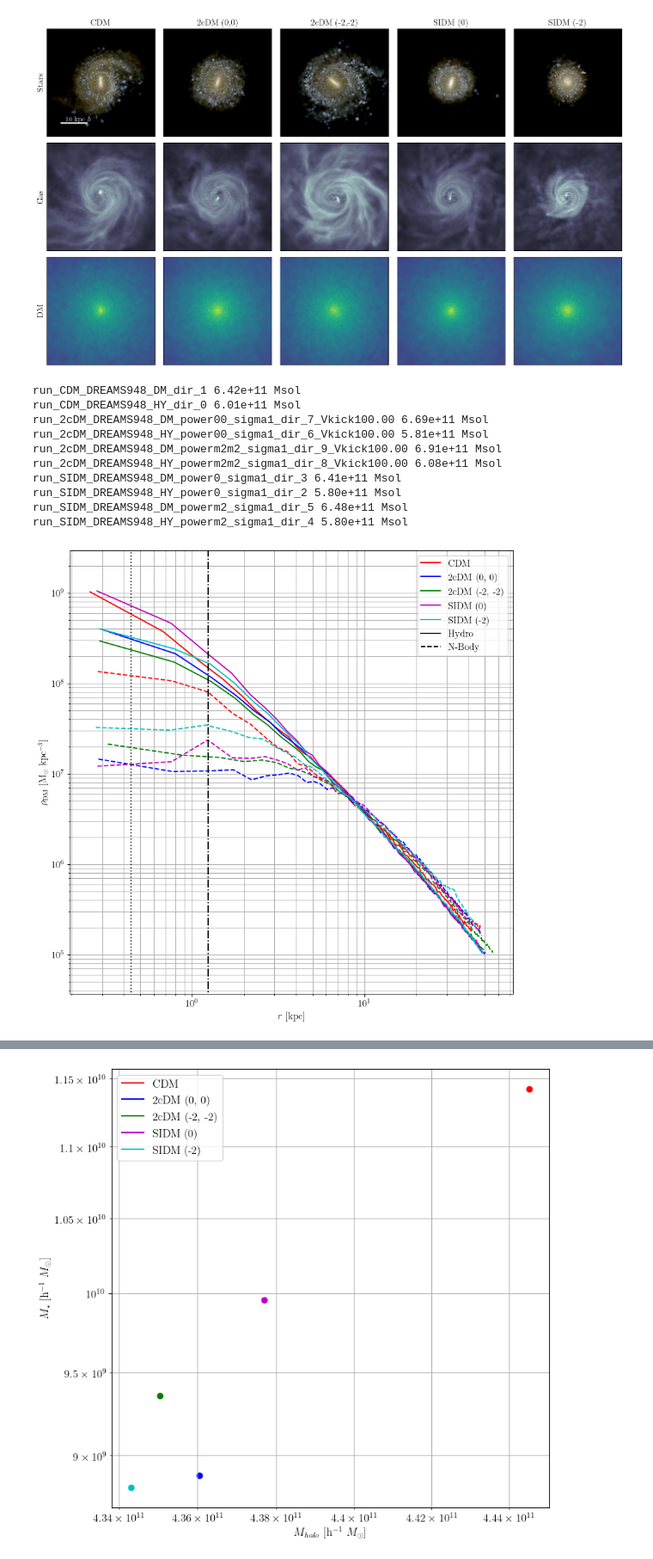
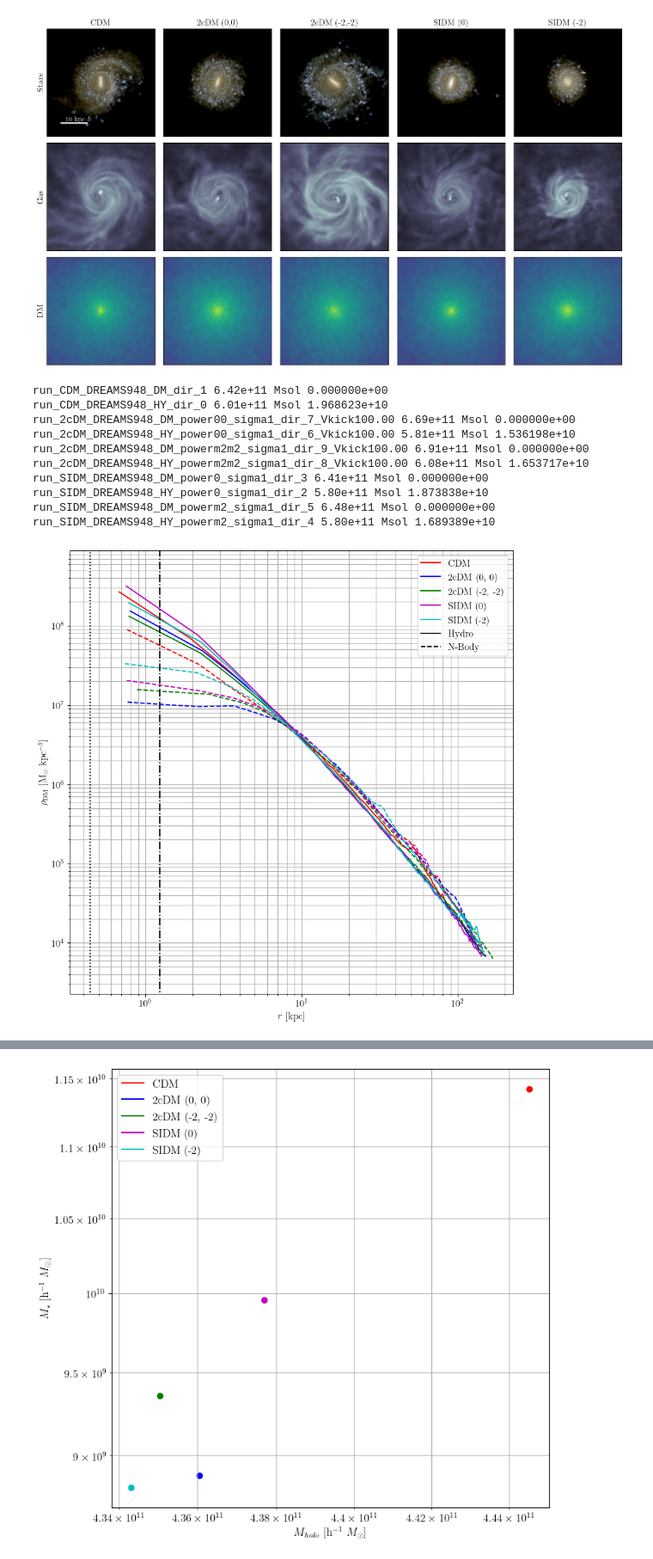
Before and after one commit to rtlow/2cDM_paperII, a Jupyter notebook: jupyter/subhalo_particle_analysis.ipynb, the cells around one changed output, grey strips where cells are left out. Shown at 86% size. Drawn from its saved outputs; the diff is of its cells as text; code cells hidden in the pictures.

```diff
--- a/jupyter/subhalo_particle_analysis.ipynb
+++ b/jupyter/subhalo_particle_analysis.ipynb
@@ -201,18 +201,18 @@ for run_n in runs:
     h = f.halos(subhalos=True)
 
     f.physical_units()
-    print(run_n, h[0].properties['SubhaloMass'])
+    print(run_n, h[0].properties['SubhaloMass'], f'{h[0].properties['SubhaloMassType'][4]:e}')
 # %% [output]
-run_CDM_DREAMS948_DM_dir_1 6.42e+11 Msol
-run_CDM_DREAMS948_HY_dir_0 6.01e+11 Msol
-run_2cDM_DREAMS948_DM_power00_sigma1_dir_7_Vkick100.00 6.69e+11 Msol
-run_2cDM_DREAMS948_HY_power00_sigma1_dir_6_Vkick100.00 5.81e+11 Msol
-run_2cDM_DREAMS948_DM_powerm2m2_sigma1_dir_9_Vkick100.00 6.91e+11 Msol
-run_2cDM_DREAMS948_HY_powerm2m2_sigma1_dir_8_Vkick100.00 6.08e+11 Msol
-run_SIDM_DREAMS948_DM_power0_sigma1_dir_3 6.41e+11 Msol
-run_SIDM_DREAMS948_HY_power0_sigma1_dir_2 5.80e+11 Msol
-run_SIDM_DREAMS948_DM_powerm2_sigma1_dir_5 6.48e+11 Msol
-run_SIDM_DREAMS948_HY_powerm2_sigma1_dir_4 5.80e+11 Msol
+run_CDM_DREAMS948_DM_dir_1 6.42e+11 Msol 0.000000e+00
+run_CDM_DREAMS948_HY_dir_0 6.01e+11 Msol 1.968623e+10
+run_2cDM_DREAMS948_DM_power00_sigma1_dir_7_Vkick100.00 6.69e+11 Msol 0.000000e+00
+run_2cDM_DREAMS948_HY_power00_sigma1_dir_6_Vkick100.00 5.81e+11 Msol 1.536198e+10
+run_2cDM_DREAMS948_DM_powerm2m2_sigma1_dir_9_Vkick100.00 6.91e+11 Msol 0.000000e+00
+run_2cDM_DREAMS948_HY_powerm2m2_sigma1_dir_8_Vkick100.00 6.08e+11 Msol 1.653717e+10
+run_SIDM_DREAMS948_DM_power0_sigma1_dir_3 6.41e+11 Msol 0.000000e+00
+run_SIDM_DREAMS948_HY_power0_sigma1_dir_2 5.80e+11 Msol 1.873838e+10
+run_SIDM_DREAMS948_DM_powerm2_sigma1_dir_5 6.48e+11 Msol 0.000000e+00
+run_SIDM_DREAMS948_HY_powerm2_sigma1_dir_4 5.80e+11 Msol 1.689389e+10
 # %%
 fig, ax = plt.subplots(1, 1, figsize=[10, 10])
 
@@ -233,7 +233,7 @@ for run_n in runs:
 
     pynbody.analysis.center(h[0])
 
-    pdm_3d = profile.Profile(f.dm, rmin = 0.1 * softening_length, rmax = h[0].properties['SubhaloHalfmassRad'], ndim = 3)
+    pdm_3d = profile.Profile(f.dm, rmin = 0.1 * softening_length, rmax = 3 * h[0].properties['SubhaloHalfmassRad'], ndim = 3)
 
     # styling
     linestyle = dashings[run.baryon_type]
@@ -246,34 +246,34 @@ for run_n in runs:
     dens = pdm_3d['density'].in_units('Msol kpc^-3')
     ax.plot(rbins,dens,color=color, linestyle=linestyle)
     y_mins.append(1/2.8 * np.amin( dens[ np.nonzero(dens) ] ))
     y_maxes.append(2.8 * np.amax( dens[ np.nonzero(dens) ] ))
 ax.vlines(softening_length, 10**2, 10**50, colors='k', linestyles='dotted')
 ax.vlines(2.8*softening_length, 10**2, 10**50, colors='k', linestyles='dashdot')
 ylims = [
     np.amin(y_mins),
     np.amax(y_maxes)
 ]
 ax.set_ylim(ylims)
 ax.set_xlabel('$r$ [kpc]')
 ax.set_ylabel(r'$\rho_{\rm DM}$ [M$_{\odot}$ kpc$^{-3}$]')
 ax.set_yscale("log")
 ax.set_xscale("log")
 ax.grid(True, which="both", ls="-")
 ax.set_box_aspect(aspect=1)
 
 ax.plot([],[], label='CDM', color='r')
 ax.plot([],[], label='2cDM (0, 0)', color='b')
 ax.plot([],[], label='2cDM (-2, -2)', color='g')
 ax.plot([],[], label='SIDM (0)', color='m')
 ax.plot([],[], label='SIDM (-2)', color='c')
 ax.plot([],[], label='Hydro', color='k', linestyle='solid')
 ax.plot([],[], label='N-Body', color='k', linestyle='dashed')
 
 plt.legend()
 
 plt.savefig(out_path + 'density_profiles.pdf')
 # %% [output]
-[figure, old version]
+[figure, new version]
 # %%
 fig, ax = plt.subplots(1, 1, figsize=[10, 10])
 
```
Also changed, not shown: parts of 3 cells of this notebook, 5 other files.
